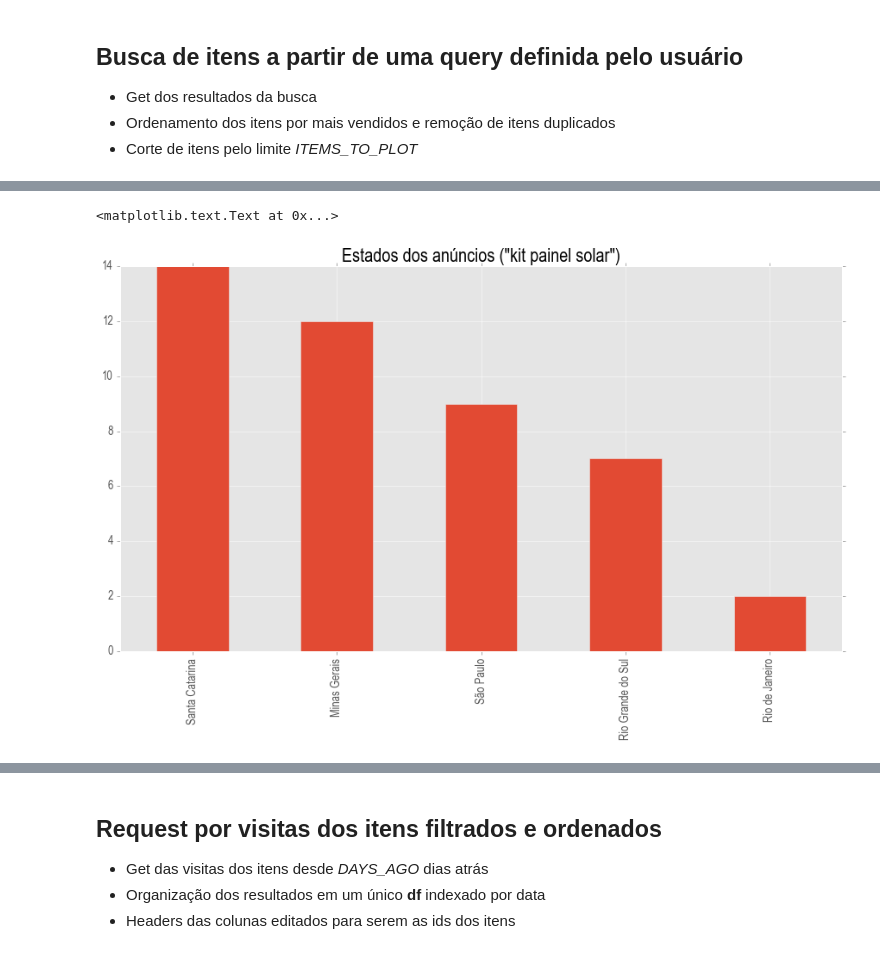
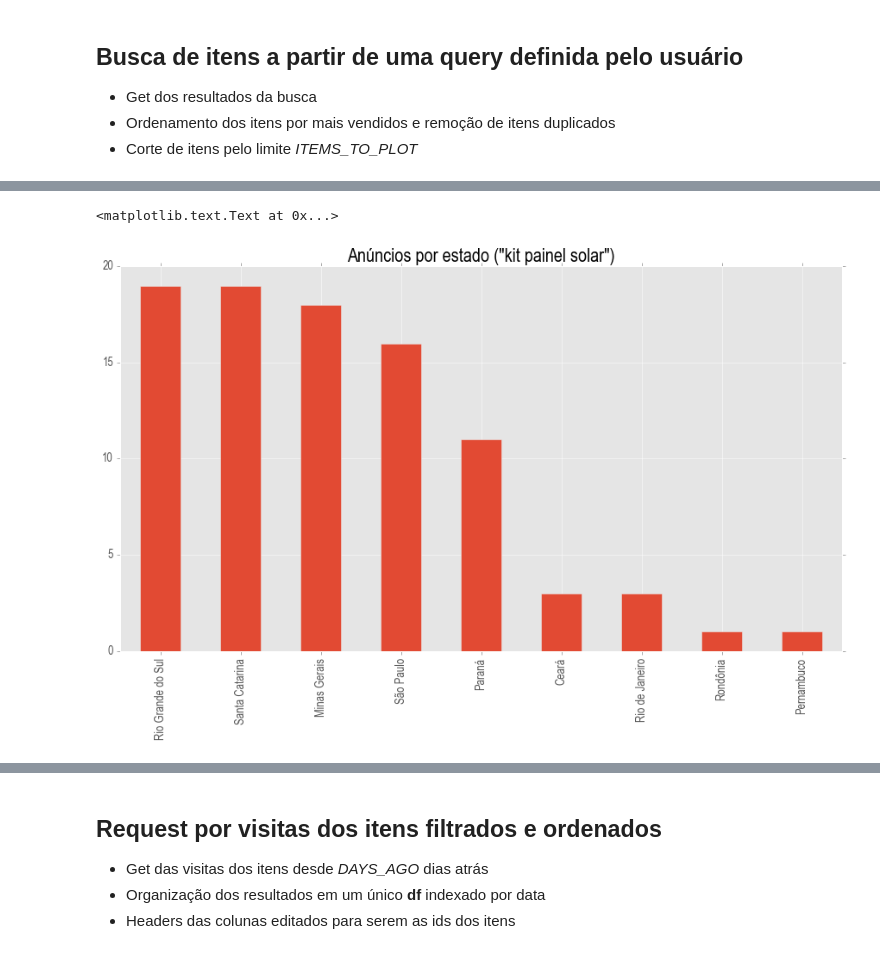
Before and after one commit to lpillmann/certi-mercadolivre, a Jupyter notebook: overview-from-query.ipynb, the cells around one changed output, grey strips where cells are left out. Drawn from its saved outputs; the diff is of its cells as text; code cells hidden in the pictures.

```diff
--- a/overview-from-query.ipynb
+++ b/overview-from-query.ipynb
@@ -37,6 +37,7 @@ HTML('<style>{}</style>'.format(css))
 # %%
 # Sets input parameters
 DAYS_AGO = 365 # days to look back in visits history
+ITEMS_TO_QUERY = 200 # max. number of results returned from query (max. permitted by ML is 200)
 ITEMS_TO_PLOT = 10 # list of "ITEMS_TO_PLOT" top sold items; e.g. if 10, visits from top 10 sold itens will be plotted
 # %% [markdown]
 ## Busca de itens a partir de uma query definida pelo usuário
@@ -50,14 +51,26 @@ ITEMS_TO_PLOT = 10 # list of "ITEMS_TO_PLOT" top sold items; e.g. if 10, visits
 #query = "kit painel solar"
 query = input('Qual a query desejada? ')
 
-url = "https://api.mercadolibre.com/sites/MLB/search?q=" + query
+url = 'https://api.mercadolibre.com/sites/MLB/search?q=' + query +'&limit=' + str(ITEMS_TO_QUERY)
 print('Buscando por "' + query + '"...')
 data = requests.get(url).json()
 
 results = data["results"] # saves content from json in variable
 df = DataFrame(results) # converts to a pandas df
-print(str(len(df)) + ' itens encontrados!')
-#df.head()
+print(str(len(df)) + ' itens encontrados.')
+
+df = df[["id", "title", "price", "sold_quantity", "available_quantity", "permalink", "thumbnail", "seller_address"]] # gets only interesting columns
+
+# sorts items by sold quantity and deletes duplicates with less sales (assuming they'd be 0)
+df = df.sort_values(by="sold_quantity", ascending=False)
+df = df.drop_duplicates(subset=['title'], keep='first')
+
+ids = df.id.values[0:ITEMS_TO_PLOT] # gets top sold items ML ids in a list
+
+df = df.set_index('id') # sets index to id
+
+#df
+df.head()
 # %% [output]
 Qual a query desejada? kit painel solar
 Buscando por "kit painel solar"...
@@ -96,0 +87,8 @@ df.head()
+# %%
+# prints URLs from itens in chart
+
+print('Os ' + str(ITEMS_TO_PLOT) + ' itens mais vendidos:', '\n')
+for index, row in df.head(ITEMS_TO_PLOT).iterrows():
+    display(Image(df.loc[index, 'thumbnail']))
+    print(index + ' - ' + df.loc[index, 'title']) # uses loc taking advantage of indexing by id made previously
+    print(df.loc[index, 'permalink'])
@@ -113,0 +131,4 @@ plt.close()
+# %%
+df['revenue'] = df['sold_quantity'] * df['price']
+df['revenue'].head(ITEMS_TO_PLOT).plot(kind='bar')
+plt.title('Faturamento por vendedor ("' + query + '")', fontsize=22)
@@ -156,8 +185,8 @@ df2.head(1)
 # %%
 # plots itens by states
 df2.state.value_counts().plot(kind='bar')
-plt.title('Estados dos anúncios ("' + query + '")', fontsize=22)
+plt.title('Anúncios por estado ("' + query + '")', fontsize=22)
 # %% [output]
 <matplotlib.text.Text at 0x...>
-[figure, old version]
+[figure, new version]
 # %%
```
Also changed, not shown: parts of 25 cells of this notebook.
